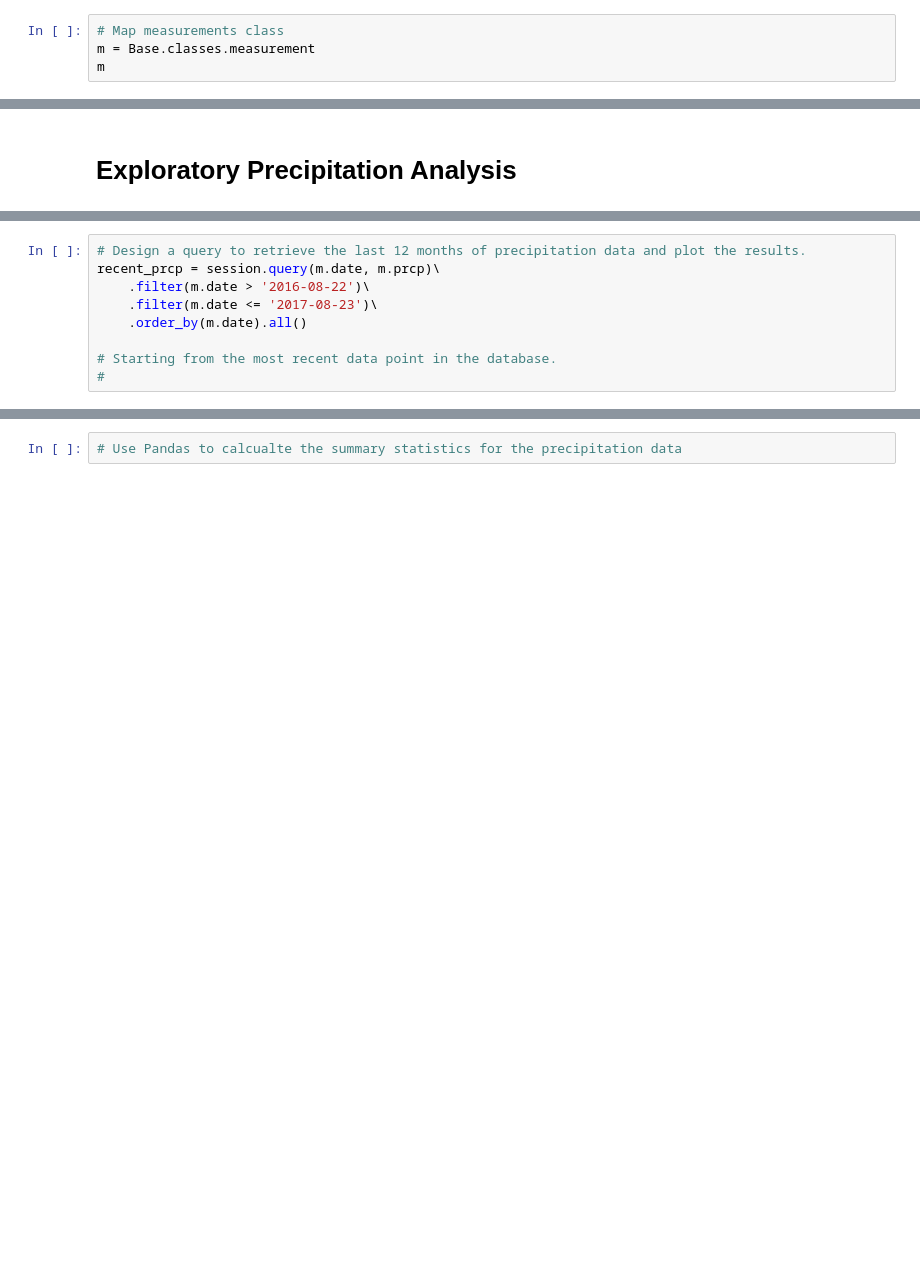
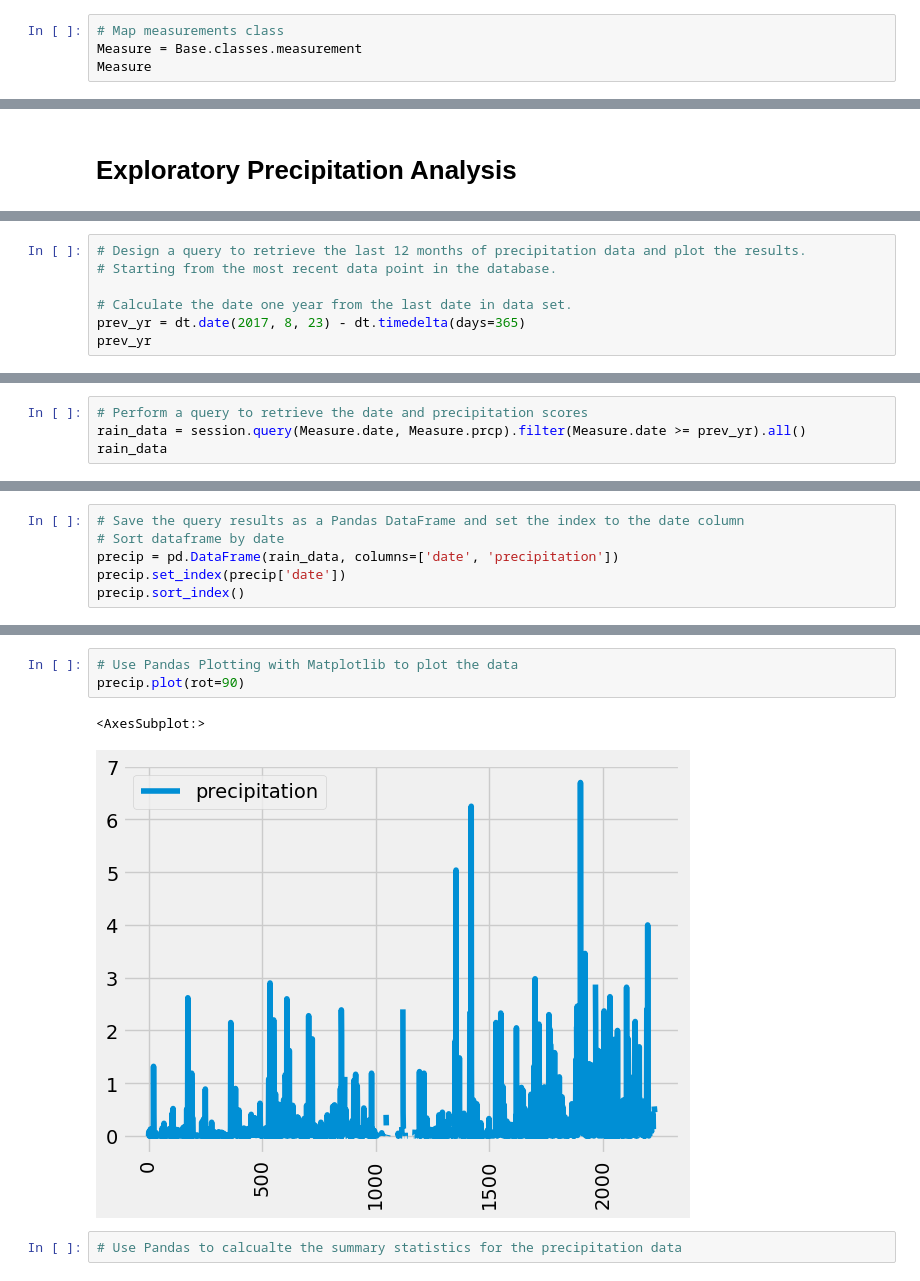
Before and after one commit to mychele-larson/sql-alchemy-challenge, a Jupyter notebook: Climate_Data/Climate_data_homework_part1.ipynb, the cells around one changed output, grey strips where cells are left out. Saved outputs shown, nothing was run; the diff lists cells and outputs as text; blank space fills up the shorter version.

```diff
--- a/Climate_Data/Climate_data_homework_part1.ipynb
+++ b/Climate_Data/Climate_data_homework_part1.ipynb
@@ -61,8 +61,8 @@ Base.classes.keys()
 ['measurement', 'station']
 # %%
 # Map measurements class
-m = Base.classes.measurement
-m
+Measure = Base.classes.measurement
+Measure
 # %% [output]
 sqlalchemy.ext.automap.measurement
 # %%
@@ -122,10 +114,8 @@ ArgumentError: Column expression or FROM clause expected, got 0        2010-01-0
 # %%
 # Design a query to retrieve the last 12 months of precipitation data and plot the results.
-recent_prcp = session.query(m.date, m.prcp)\
-    .filter(m.date > '2016-08-22')\
-    .filter(m.date <= '2017-08-23')\
-    .order_by(m.date).all()
+# Starting from the most recent data point in the database.
 
-# Starting from the most recent data point in the database.
-#
+# Calculate the date one year from the last date in data set.
+prev_yr = dt.date(2017, 8, 23) - dt.timedelta(days=365)
+prev_yr
 # %% [output]
@@ -151,0 +123,4 @@ ArgumentError: Column expression or FROM clause expected, got 0        2010-01-0
+# %%
+# Perform a query to retrieve the date and precipitation scores
+rain_data = session.query(Measure.date, Measure.prcp).filter(Measure.date >= prev_yr).all()
+rain_data
@@ -151,0 +145,6 @@ ArgumentError: Column expression or FROM clause expected, got 0        2010-01-0
+# %%
+# Save the query results as a Pandas DataFrame and set the index to the date column
+# Sort dataframe by date
+precip = pd.DataFrame(rain_data, columns=['date', 'precipitation'])
+precip.set_index(precip['date'])
+precip.sort_index()
@@ -152,3 +165,9 @@ ArgumentError: Column expression or FROM clause expected, got 0        2010-01-0
+# %%
+# Use Pandas Plotting with Matplotlib to plot the data
+precip.plot(rot=90)
+# %% [output]
+<AxesSubplot:>
+[figure, added]
 # %%
 # Use Pandas to calcualte the summary statistics for the precipitation data
 # %% [markdown]
```
Also changed, not shown: parts of 8 cells of this notebook.
